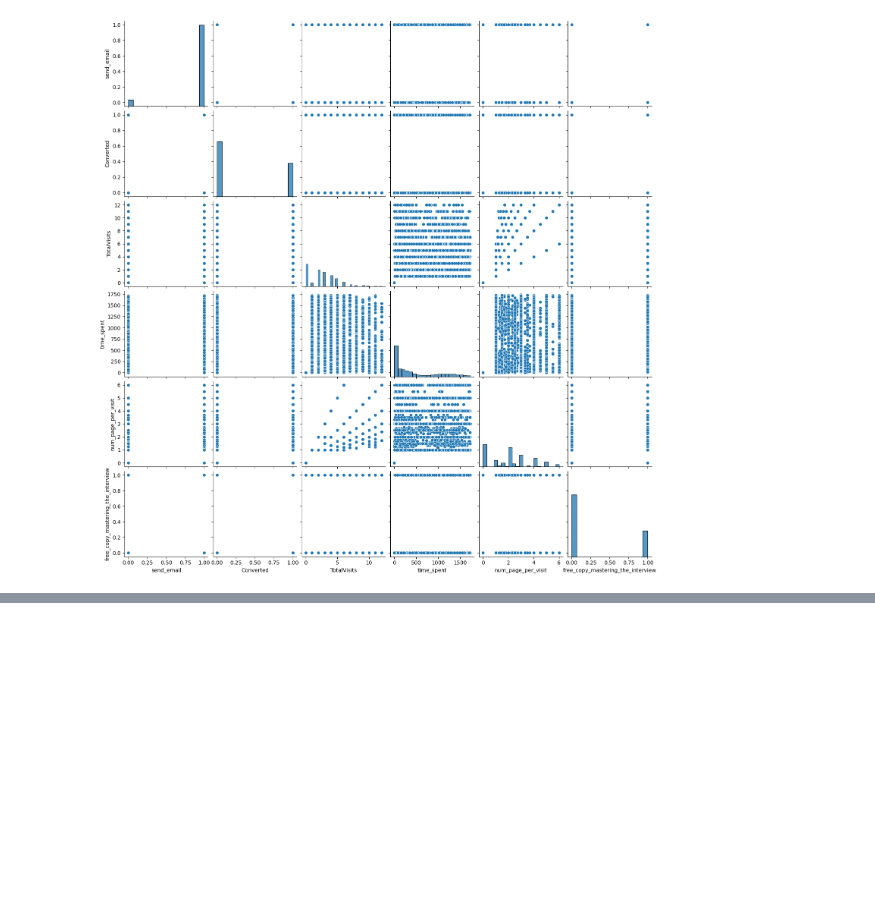
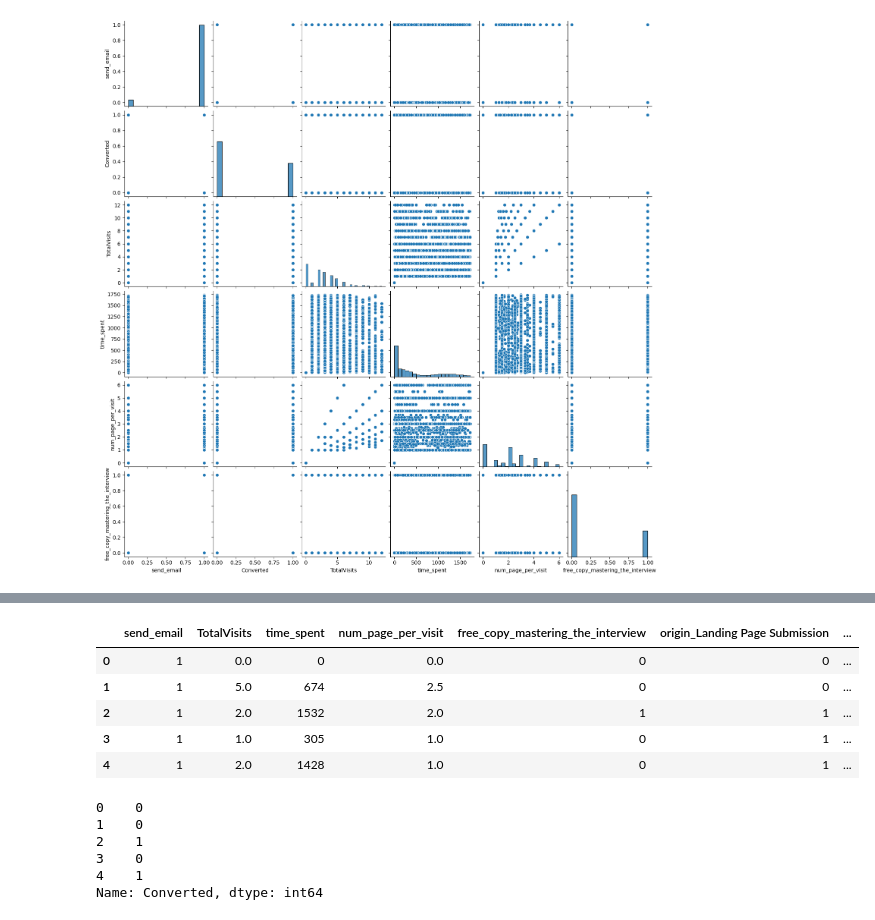
Before and after one commit to keshavRaj/LeadScoringCaseStudy, a Jupyter notebook: Lead Scoring Assignment/Lead+Case+Study.ipynb, the cells around one changed output, grey strips where cells are left out. Cells and saved outputs as stored; diff of their text form; code cells hidden in the pictures; blank space fills up the shorter version.

```diff
--- a/Lead Scoring Assignment/Lead+Case+Study.ipynb
+++ b/Lead Scoring Assignment/Lead+Case+Study.ipynb
@@ -1801,0 +1858,21 @@ memory usage: 734.3+ KB
+# %%
+X = lead_data.drop(["Converted"], axis = 1)
+y = lead_data["Converted"]
+# %%
+X.head()
+# %% [output]
+|  | send_email | TotalVisits | time_spent | num_page_per_visit | free_copy_mastering_the_interview | origin_Landing Page Submission | ... |
+| 0 | 1 | 0.0 | 0 | 0.0 | 0 | 0 | ... |
+| 1 | 1 | 5.0 | 674 | 2.5 | 0 | 0 | ... |
+| 2 | 1 | 2.0 | 1532 | 2.0 | 1 | 1 | ... |
+| 3 | 1 | 1.0 | 305 | 1.0 | 0 | 1 | ... |
+| 4 | 1 | 2.0 | 1428 | 1.0 | 0 | 1 | ... |
+# %%
+y.head()
+# %% [output]
+0    0
+1    0
+2    1
+3    0
+4    1
+Name: Converted, dtype: int64
```
Also changed, not shown: parts of 26 cells of this notebook.
